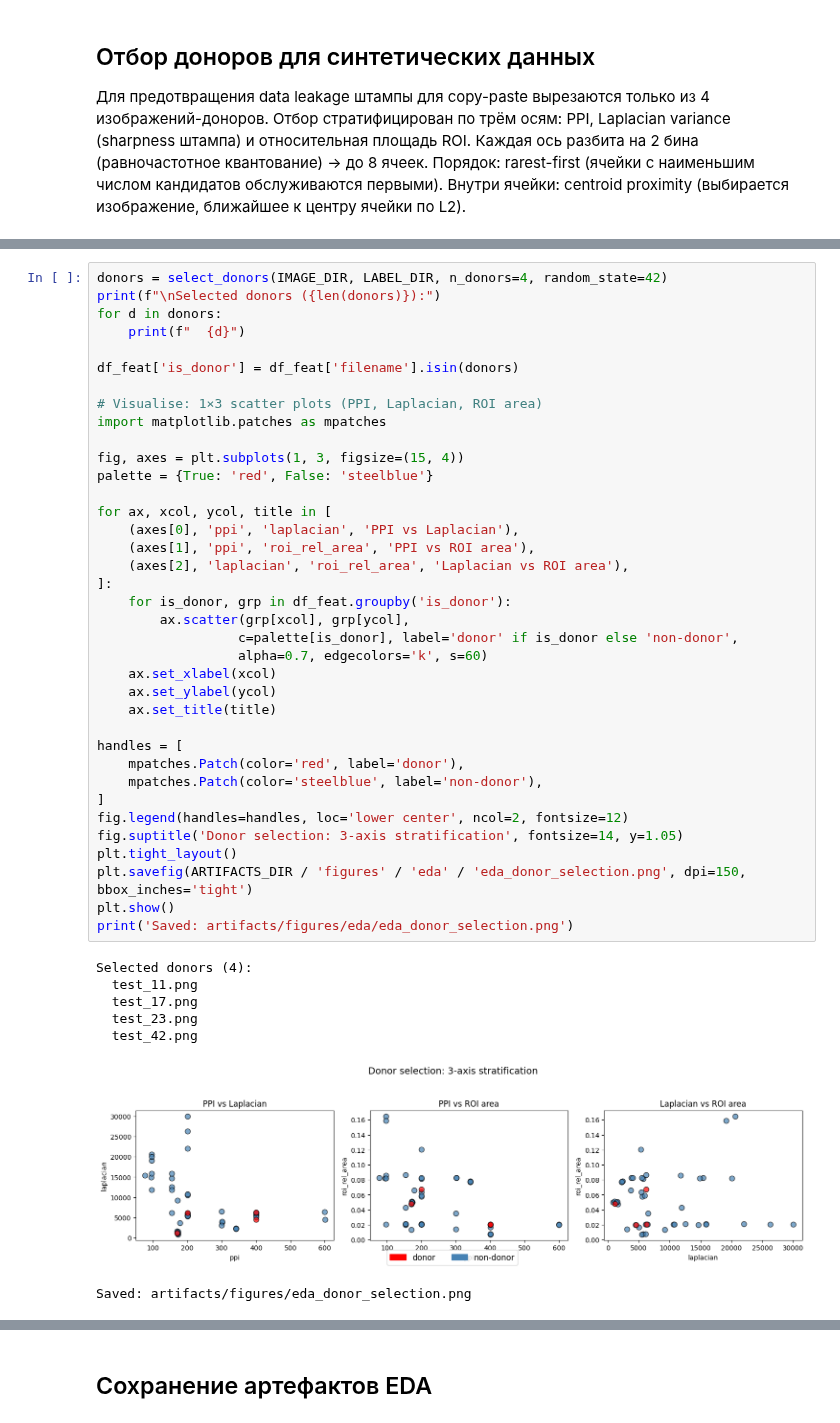
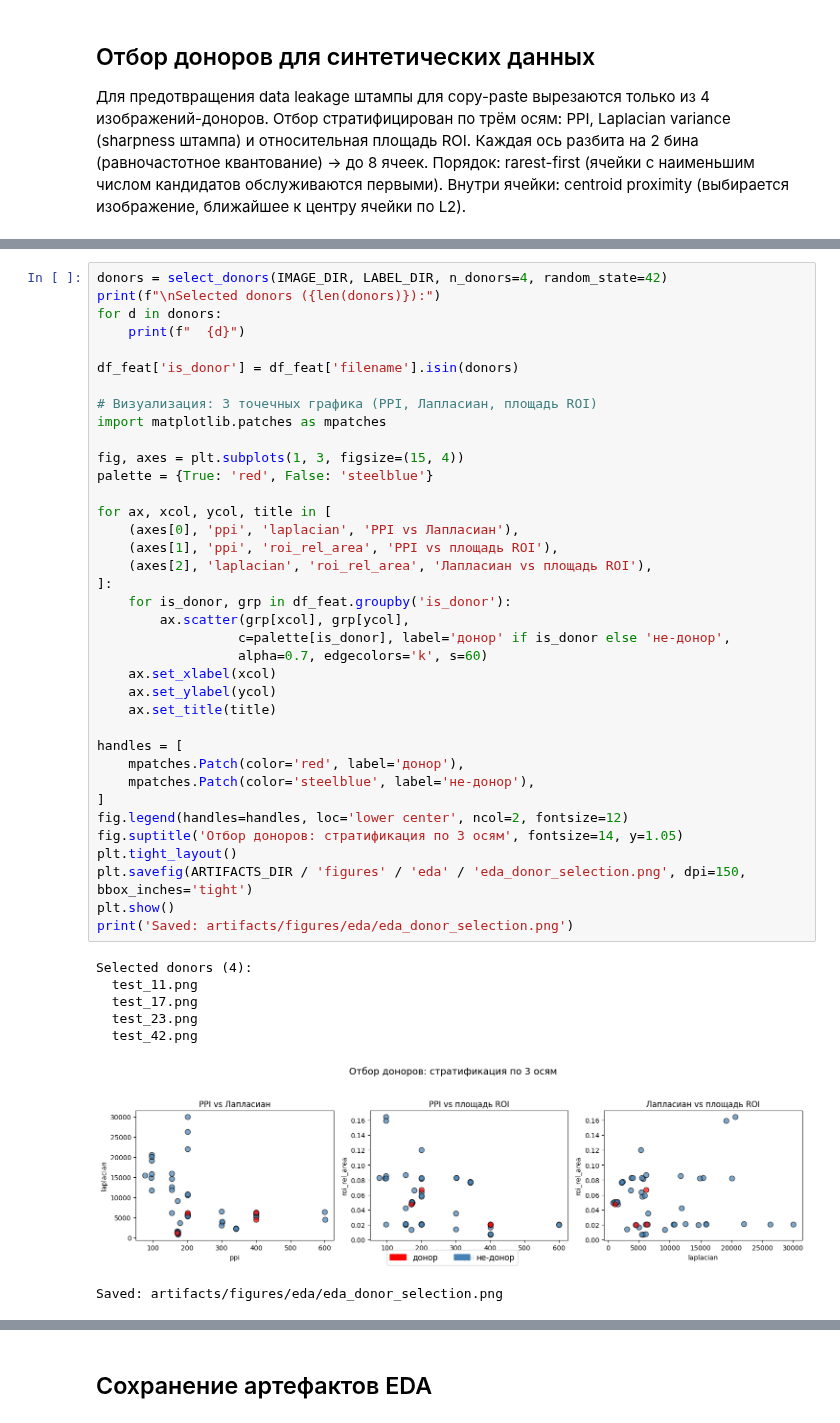
Before and after one commit to Sapar-hub/aie-group-2-sapar, a Jupyter notebook: project/notebooks/exp01_eda_baseline.ipynb, the cells around one changed output, grey strips where cells are left out. Saved outputs shown, nothing was run; the diff lists cells and outputs as text.

```diff
--- a/project/notebooks/exp01_eda_baseline.ipynb
+++ b/project/notebooks/exp01_eda_baseline.ipynb
@@ -217,41 +217,41 @@ for d in donors:
 
 df_feat['is_donor'] = df_feat['filename'].isin(donors)
 
-# Visualise: 1×3 scatter plots (PPI, Laplacian, ROI area)
+# Визуализация: 3 точечных графика (PPI, Лапласиан, площадь ROI)
 import matplotlib.patches as mpatches
 
 fig, axes = plt.subplots(1, 3, figsize=(15, 4))
 palette = {True: 'red', False: 'steelblue'}
 
 for ax, xcol, ycol, title in [
-    (axes[0], 'ppi', 'laplacian', 'PPI vs Laplacian'),
-    (axes[1], 'ppi', 'roi_rel_area', 'PPI vs ROI area'),
-    (axes[2], 'laplacian', 'roi_rel_area', 'Laplacian vs ROI area'),
+    (axes[0], 'ppi', 'laplacian', 'PPI vs Лапласиан'),
+    (axes[1], 'ppi', 'roi_rel_area', 'PPI vs площадь ROI'),
+    (axes[2], 'laplacian', 'roi_rel_area', 'Лапласиан vs площадь ROI'),
 ]:
     for is_donor, grp in df_feat.groupby('is_donor'):
         ax.scatter(grp[xcol], grp[ycol],
-                  c=palette[is_donor], label='donor' if is_donor else 'non-donor',
+                  c=palette[is_donor], label='донор' if is_donor else 'не-донор',
                   alpha=0.7, edgecolors='k', s=60)
     ax.set_xlabel(xcol)
     ax.set_ylabel(ycol)
     ax.set_title(title)
 
 handles = [
-    mpatches.Patch(color='red', label='donor'),
-    mpatches.Patch(color='steelblue', label='non-donor'),
+    mpatches.Patch(color='red', label='донор'),
+    mpatches.Patch(color='steelblue', label='не-донор'),
 ]
 fig.legend(handles=handles, loc='lower center', ncol=2, fontsize=12)
-fig.suptitle('Donor selection: 3-axis stratification', fontsize=14, y=1.05)
+fig.suptitle('Отбор доноров: стратификация по 3 осям', fontsize=14, y=1.05)
 plt.tight_layout()
 plt.savefig(ARTIFACTS_DIR / 'figures' / 'eda' / 'eda_donor_selection.png', dpi=150, bbox_inches='tight')
 plt.show()
 print('Saved: artifacts/figures/eda/eda_donor_selection.png')
 # %% [output]
 Selected donors (4):
   test_11.png
   test_17.png
   test_23.png
   test_42.png
-[figure, old version]
+[figure, new version]
-Saved: artifacts/figures/eda_donor_selection.png
+Saved: artifacts/figures/eda/eda_donor_selection.png
 # %%
```
Also changed, not shown: parts of 4 cells of this notebook, 17 other files.
